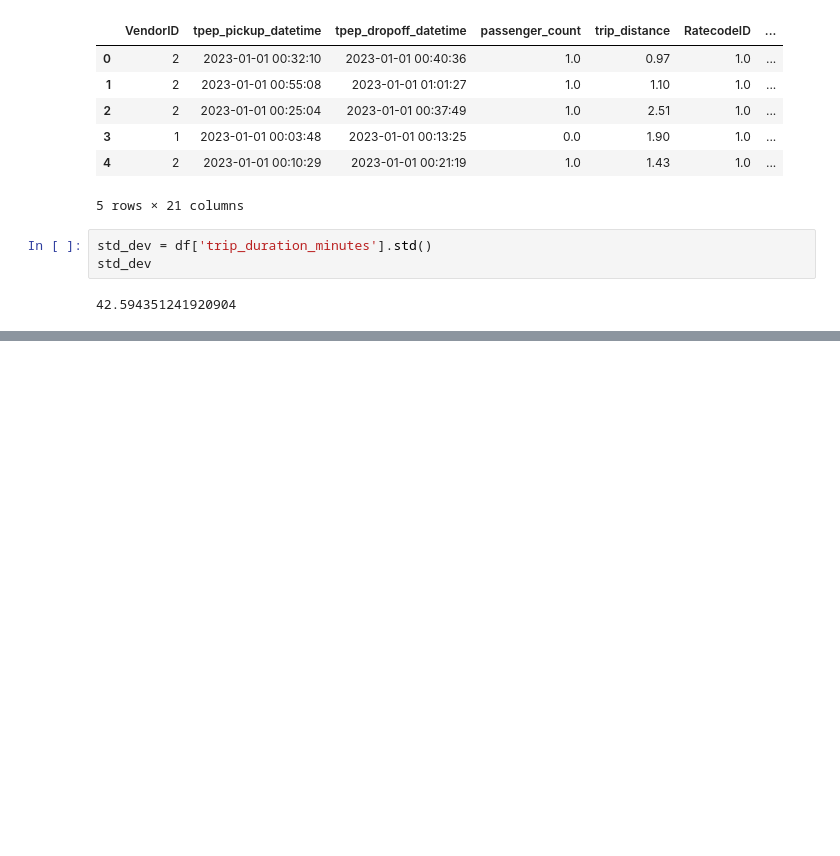
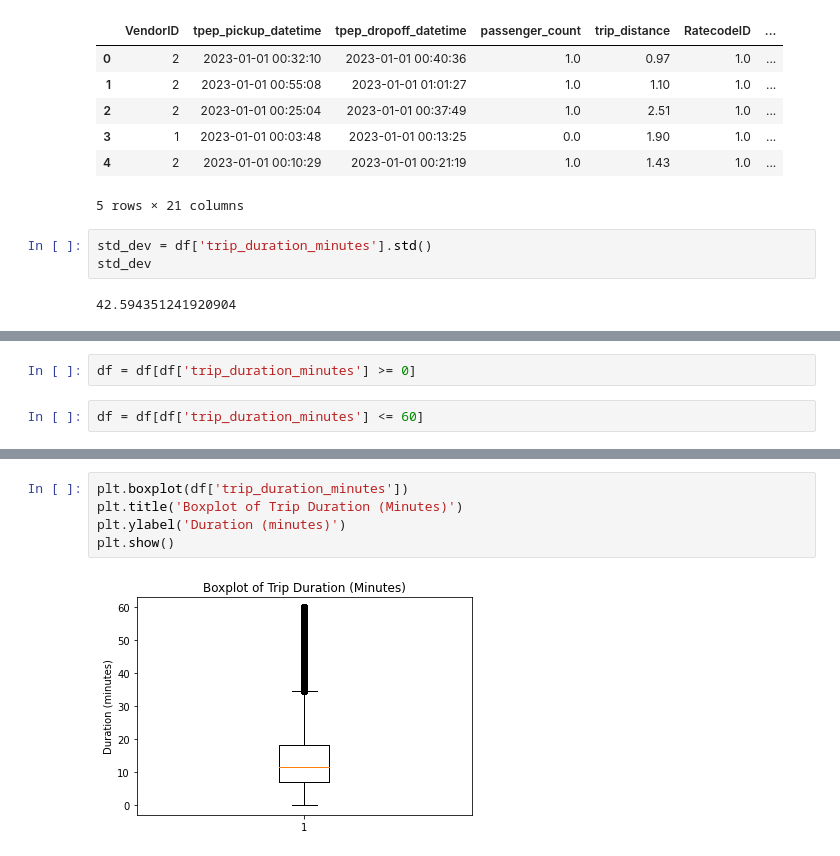
Before and after one commit to niran360/mlops-zoomcamp, a Jupyter notebook: 01-intro/homework.ipynb, the cells around one changed output, grey strips where cells are left out. Cells and saved outputs as stored; diff of their text form; blank space fills up the shorter version.

```diff
--- a/01-intro/homework.ipynb
+++ b/01-intro/homework.ipynb
@@ -54,0 +81,4 @@ std_dev
+# %%
+df = df[df['trip_duration_minutes'] >= 0]
+# %%
+df = df[df['trip_duration_minutes'] <= 60]
@@ -54,0 +91,7 @@ std_dev
+# %%
+plt.boxplot(df['trip_duration_minutes'])
+plt.title('Boxplot of Trip Duration (Minutes)')
+plt.ylabel('Duration (minutes)')
+plt.show()
+# %% [output]
+[figure, added]
```
Also changed, not shown: parts of 8 cells of this notebook.
